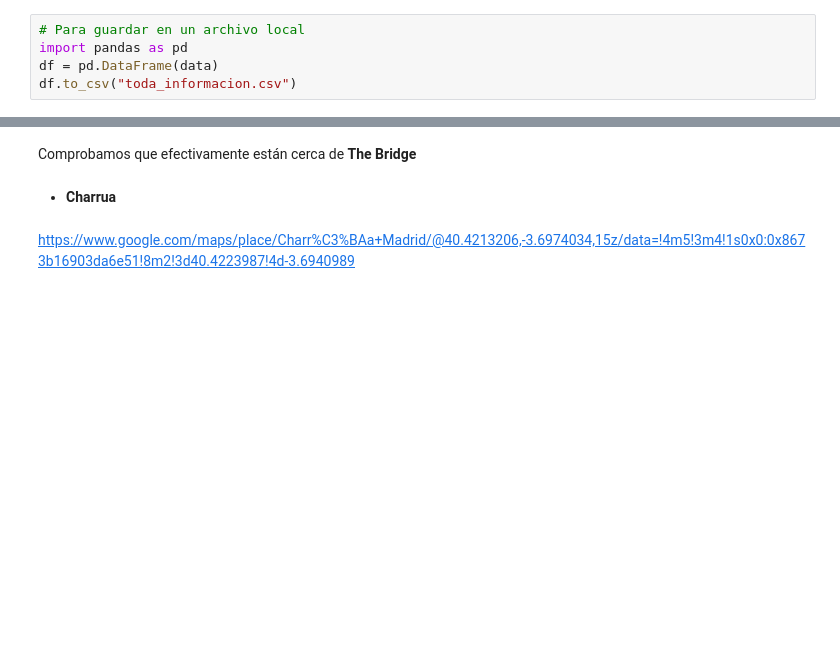
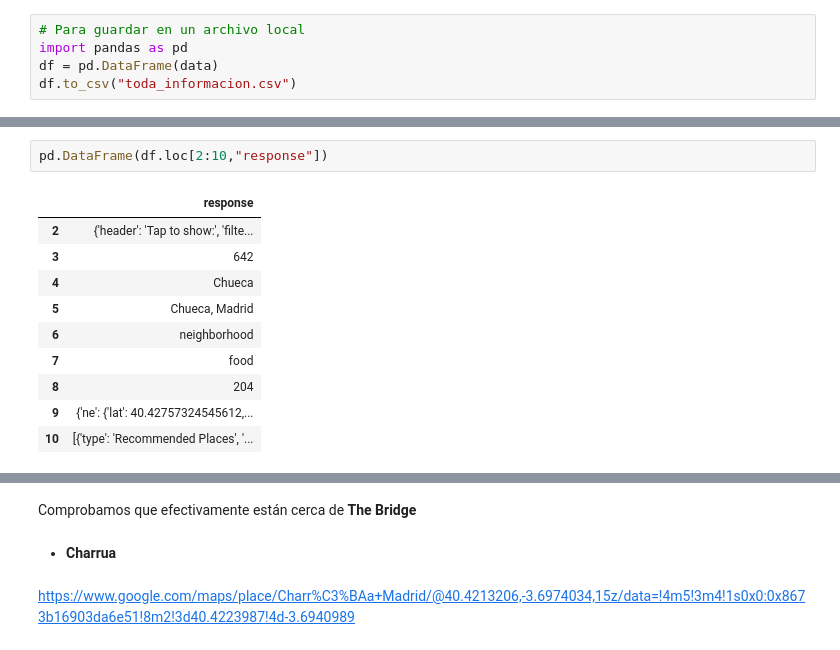
Before and after one commit to XinruYang/Data-Science-Bootcamp-21, a Jupyter notebook: week4_EDA_np_pd_json_apis_regex/day5_matplotlib_I_api/theory/apis/api_token.ipynb, the cells around one changed output, grey strips where cells are left out. Drawn from its saved outputs; the diff is of its cells as text; blank space fills up the shorter version.

```diff
--- a/week4_EDA_np_pd_json_apis_regex/day5_matplotlib_I_api/theory/apis/api_token.ipynb
+++ b/week4_EDA_np_pd_json_apis_regex/day5_matplotlib_I_api/theory/apis/api_token.ipynb
@@ -78,0 +191,13 @@ data["response"]
+# %%
+pd.DataFrame(df.loc[2:10,"response"])
+# %% [output]
+|  | response |
+| 2 | {'header': 'Tap to show:', 'filte... |
+| 3 | 642 |
+| 4 | Chueca |
+| 5 | Chueca, Madrid |
+| 6 | neighborhood |
+| 7 | food |
+| 8 | 204 |
+| 9 | {'ne': {'lat': 40.42757324545612,... |
+| 10 | [{'type': 'Recommended Places', '... |
```
Also changed, not shown: parts of 37 cells of this notebook, 3 other files.
